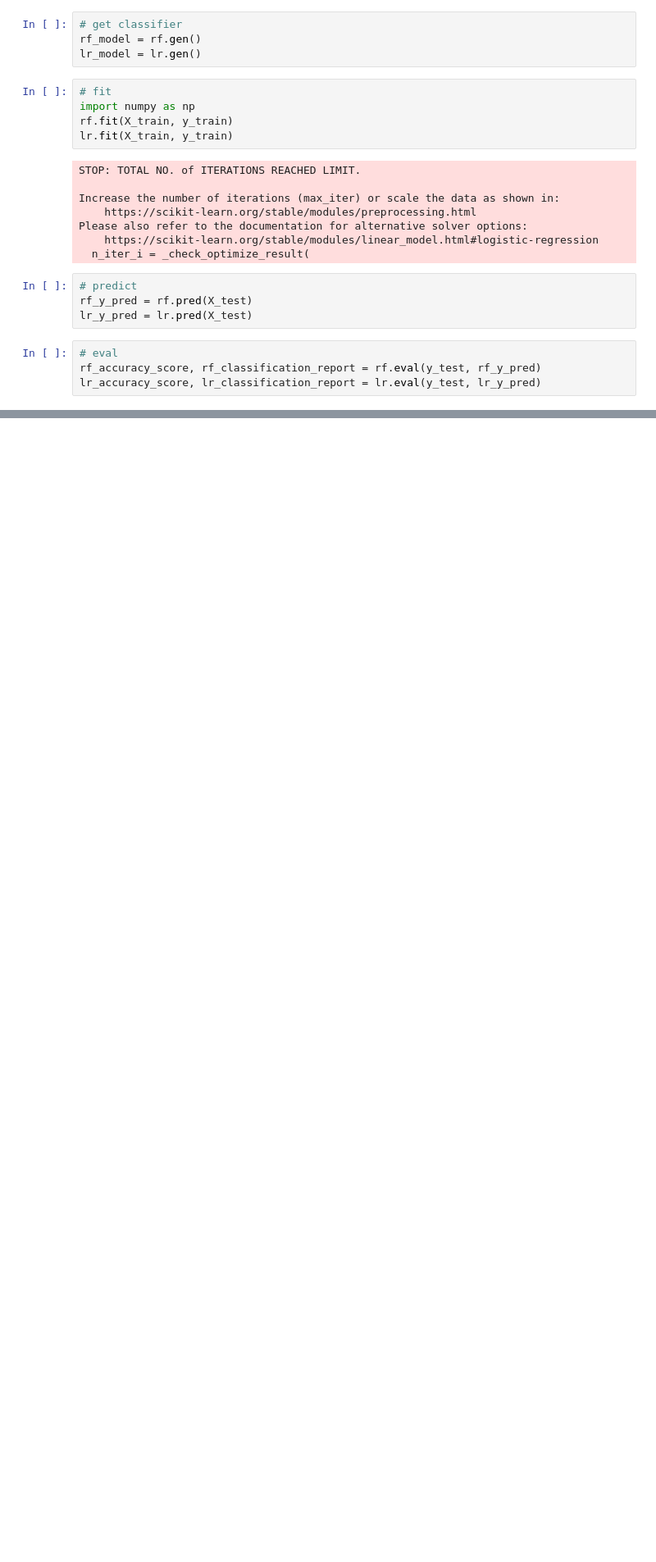
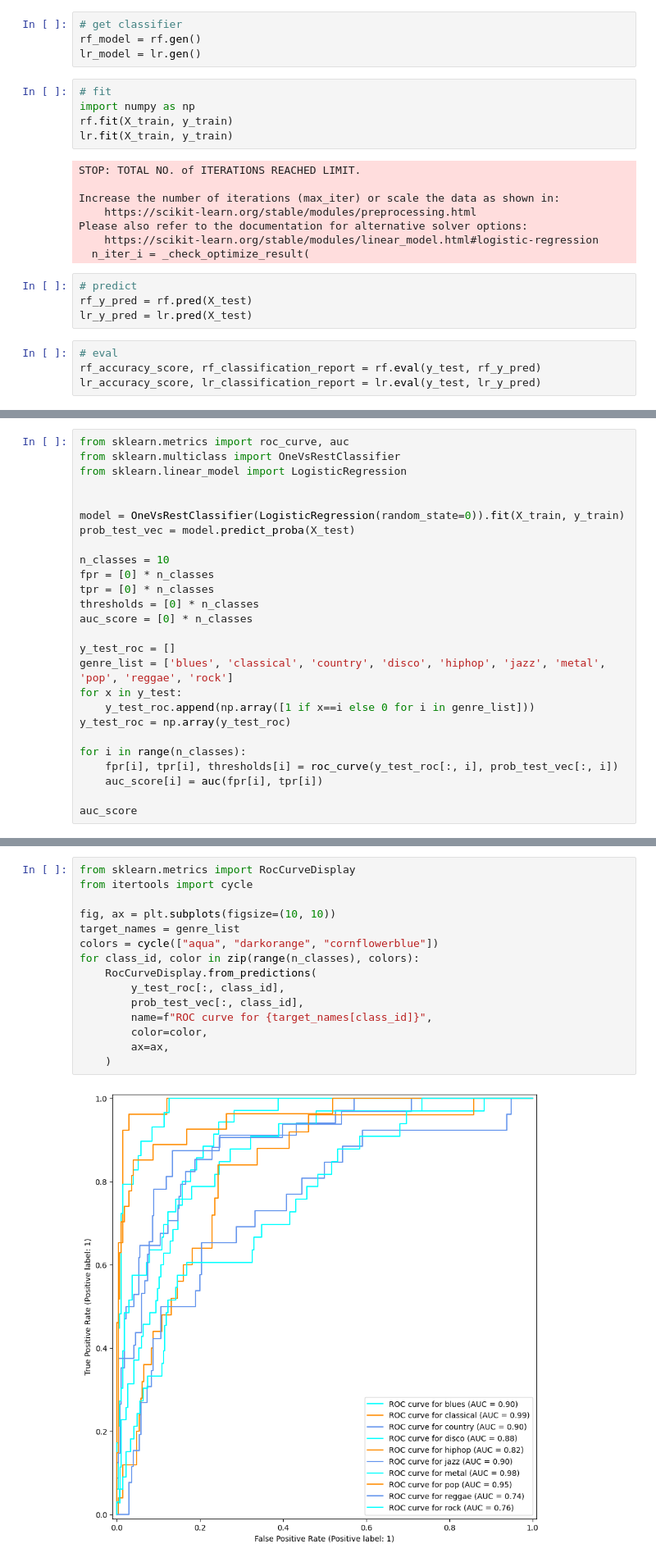
Before and after one commit to DMW9400/mir_finalProj, a Jupyter notebook: ML_algos/randomforest_logisticregress.ipynb, the cells around one changed output, grey strips where cells are left out. Shown at 82% size. Drawn from its saved outputs; the diff is of its cells as text; blank space fills up the shorter version.

```diff
--- a/ML_algos/randomforest_logisticregress.ipynb
+++ b/ML_algos/randomforest_logisticregress.ipynb
@@ -186,0 +189,26 @@ plt.show()
+# %%
+from sklearn.metrics import roc_curve, auc
+from sklearn.multiclass import OneVsRestClassifier
+from sklearn.linear_model import LogisticRegression
+
+
+model = OneVsRestClassifier(LogisticRegression(random_state=0)).fit(X_train, y_train)
+prob_test_vec = model.predict_proba(X_test)
+
+n_classes = 10
+fpr = [0] * n_classes
+tpr = [0] * n_classes
+thresholds = [0] * n_classes
+auc_score = [0] * n_classes
+
+y_test_roc = []
+genre_list = ['blues', 'classical', 'country', 'disco', 'hiphop', 'jazz', 'metal', 'pop', 'reggae', 'rock']
+for x in y_test:
+	y_test_roc.append(np.array([1 if x==i else 0 for i in genre_list]))
+y_test_roc = np.array(y_test_roc)
+
+for i in range(n_classes):
+	fpr[i], tpr[i], thresholds[i] = roc_curve(y_test_roc[:, i], prob_test_vec[:, i])
+	auc_score[i] = auc(fpr[i], tpr[i])
+
+auc_score
@@ -186,0 +243,17 @@ plt.show()
+# %%
+from sklearn.metrics import RocCurveDisplay
+from itertools import cycle
+
+fig, ax = plt.subplots(figsize=(10, 10))
+target_names = genre_list
+colors = cycle(["aqua", "darkorange", "cornflowerblue"])
+for class_id, color in zip(range(n_classes), colors):
+	RocCurveDisplay.from_predictions(
+		y_test_roc[:, class_id],
+		prob_test_vec[:, class_id],
+		name=f"ROC curve for {target_names[class_id]}",
+		color=color,
+		ax=ax,
+	)
+# %% [output]
+[figure, added]
```
Also changed, not shown: parts of 10 cells of this notebook, 1 other file.
